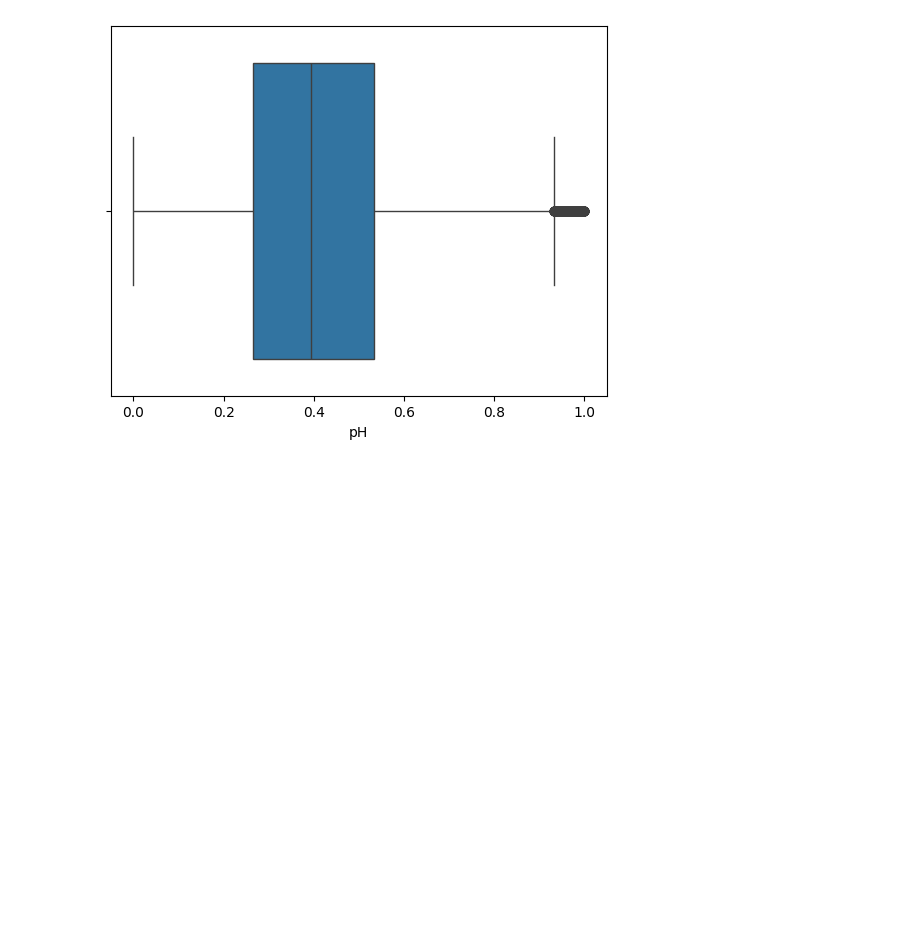
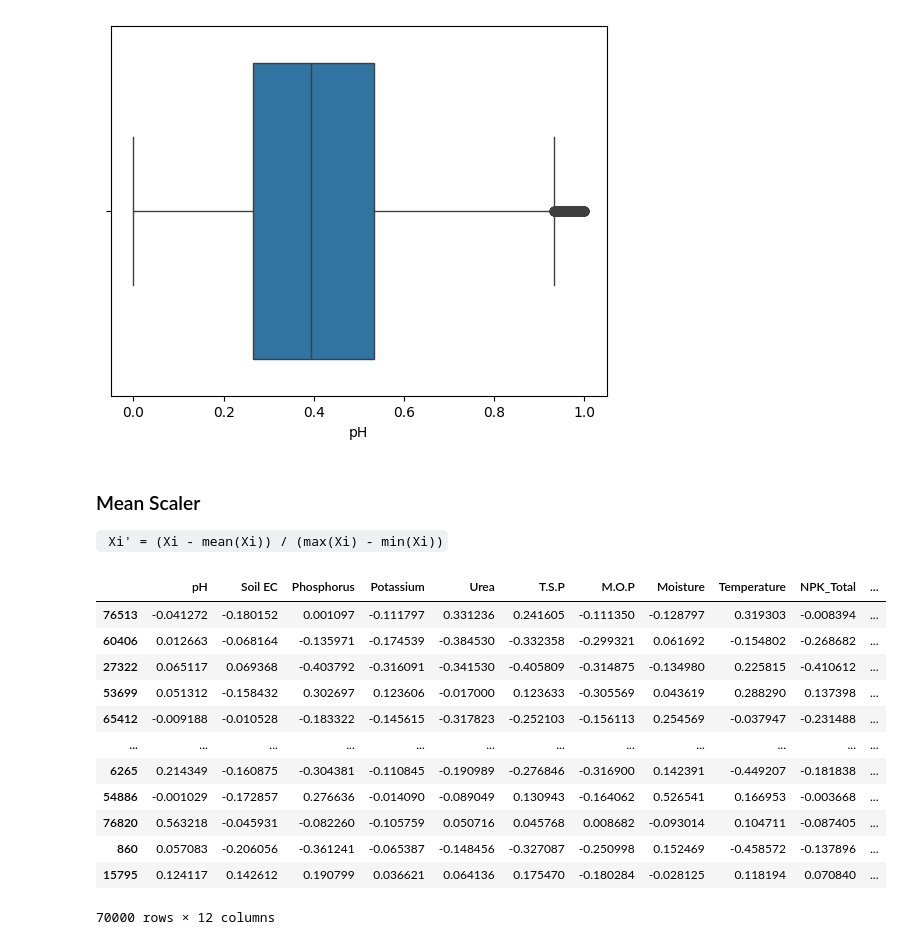
Before and after one commit to KryptoVader/DataScience_Journey, a Jupyter notebook: Analysis/Day2.ipynb, the cells around one changed output. Cells and saved outputs as stored; diff of their text form; code cells hidden in the pictures; blank space fills up the shorter version.

```diff
--- a/Analysis/Day2.ipynb
+++ b/Analysis/Day2.ipynb
@@ -476,3 +476,27 @@ sns.boxplot(data = X_train_scaled, x = 'pH')
 plt.show()
 # %% [output]
 [figure]
+# %% [markdown]
+### Mean Scaler
+
+` Xi' = (Xi - mean(Xi)) / (max(Xi) - min(Xi))`
+# %%
+X_train_scaled_manual = pd.DataFrame()
+for i in X_train.columns:
+    X_train_scaled_manual[i] = (X_train[i] - X_train[i].mean()) / (X_train[i].max() - X_train[i].min())
+
+X_train_scaled_manual
+# %% [output]
+|  | pH | Soil EC | Phosphorus | Potassium | Urea | T.S.P | M.O.P | Moisture | Temperature | NPK_Total | ... |
+| 76513 | -0.041272 | -0.180152 | 0.001097 | -0.111797 | 0.331236 | 0.241605 | -0.111350 | -0.128797 | 0.319303 | -0.008394 | ... |
+| 60406 | 0.012663 | -0.068164 | -0.135971 | -0.174539 | -0.384530 | -0.332358 | -0.299321 | 0.061692 | -0.154802 | -0.268682 | ... |
+| 27322 | 0.065117 | 0.069368 | -0.403792 | -0.316091 | -0.341530 | -0.405809 | -0.314875 | -0.134980 | 0.225815 | -0.410612 | ... |
+| 53699 | 0.051312 | -0.158432 | 0.302697 | 0.123606 | -0.017000 | 0.123633 | -0.305569 | 0.043619 | 0.288290 | 0.137398 | ... |
+| 65412 | -0.009188 | -0.010528 | -0.183322 | -0.145615 | -0.317823 | -0.252103 | -0.156113 | 0.254569 | -0.037947 | -0.231488 | ... |
+| ... | ... | ... | ... | ... | ... | ... | ... | ... | ... | ... | ... |
+| 6265 | 0.214349 | -0.160875 | -0.304381 | -0.110845 | -0.190989 | -0.276846 | -0.316900 | 0.142391 | -0.449207 | -0.181838 | ... |
+| 54886 | -0.001029 | -0.172857 | 0.276636 | -0.014090 | -0.089049 | 0.130943 | -0.164062 | 0.526541 | 0.166953 | -0.003668 | ... |
+| 76820 | 0.563218 | -0.045931 | -0.082260 | -0.105759 | 0.050716 | 0.045768 | 0.008682 | -0.093014 | 0.104711 | -0.087405 | ... |
+| 860 | 0.057083 | -0.206056 | -0.361241 | -0.065387 | -0.148456 | -0.327087 | -0.250998 | 0.152469 | -0.458572 | -0.137896 | ... |
+| 15795 | 0.124117 | 0.142612 | 0.190799 | 0.036621 | 0.064136 | 0.175470 | -0.180284 | -0.028125 | 0.118194 | 0.070840 | ... |
+70000 rows × 12 columns
```
Also changed, not shown: parts of 2 cells of this notebook.
